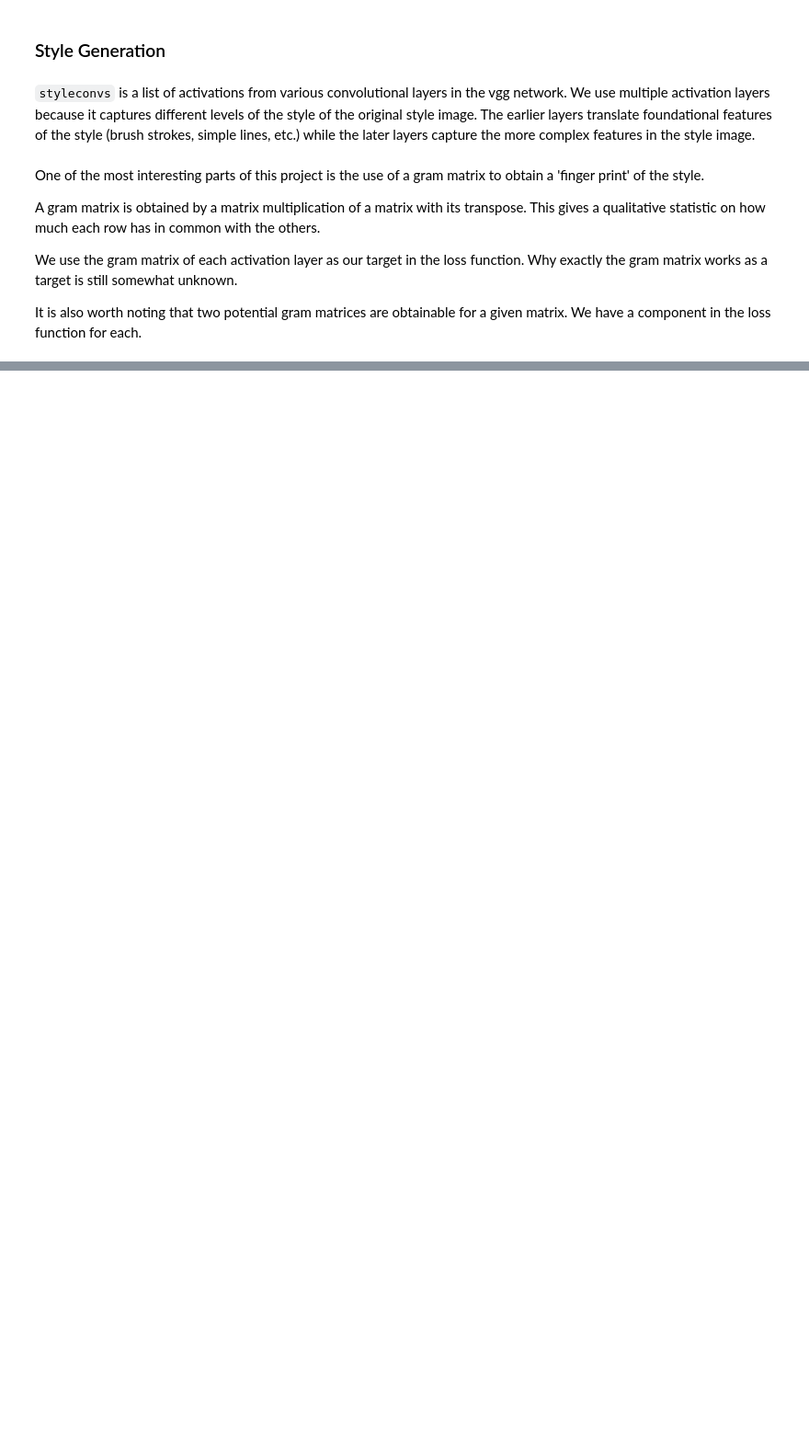
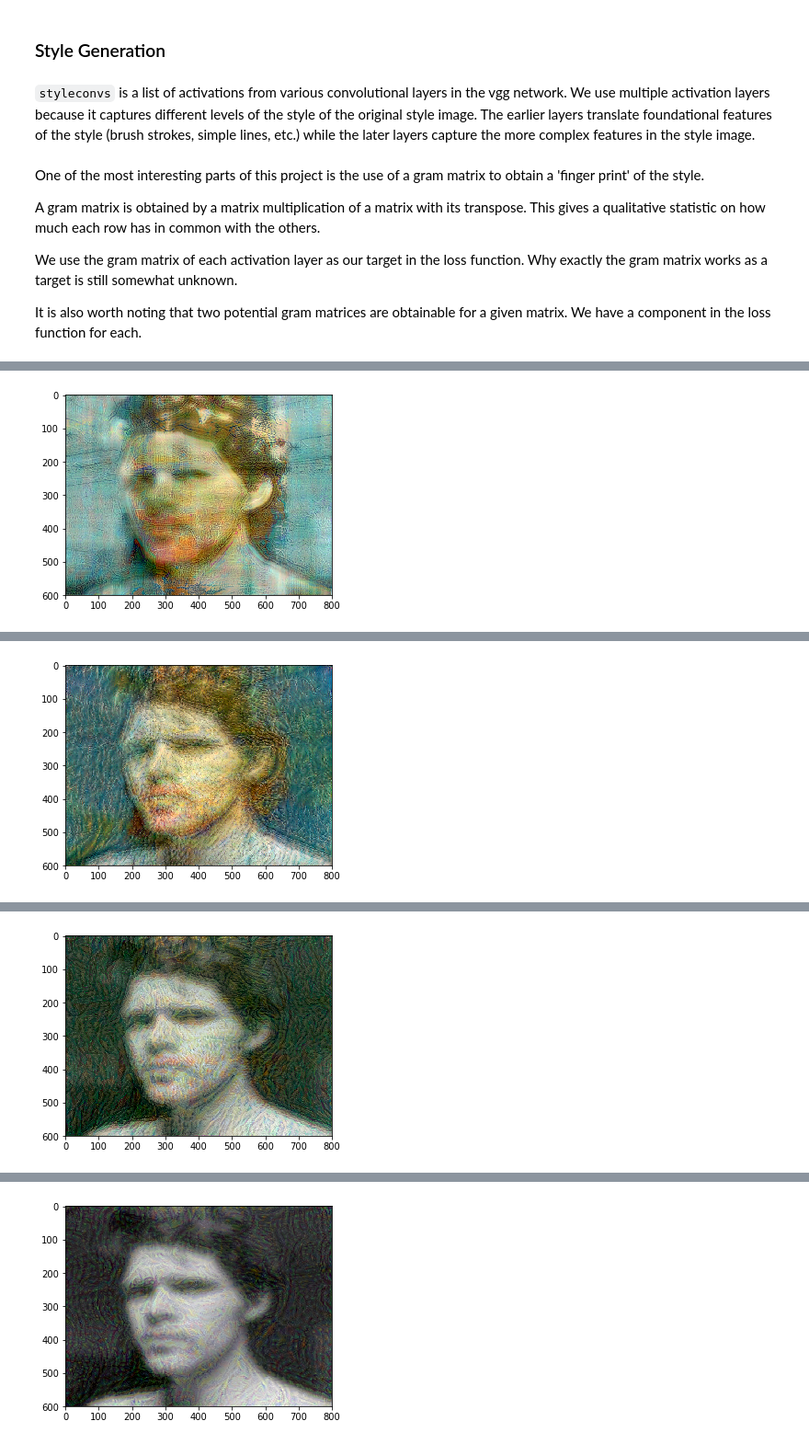
Before and after one commit to grantsrb/tf-style_transfer, a Jupyter notebook: style_transfer.ipynb, the cells around one changed output, grey strips where cells are left out. Shown at 92% size. Cells and saved outputs as stored; diff of their text form; code cells hidden in the pictures; blank space fills up the shorter version.

```diff
--- a/style_transfer.ipynb
+++ b/style_transfer.ipynb
@@ -144,6 +169,6 @@ show((matched_img*255).astype(np.uint8))
 # %%
 tfstyle = tf.placeholder(tf.float32, [1]+[s for s in style.shape], name="tfstyle")
-styleconvs = [vmodel.run_convs(tfstyle, i+.2) for i in range(1,5)]
+styleconvs = [vmodel.run_convs(tfstyle, i+conv_) for i in range(1,len(styleweights)+1)]
 # %%
 with tf.Session() as sess:
     sess.run(tf.global_variables_initializer())
@@ -174,14 +199,12 @@ def style_loss(l1, l2):
 
 def style_loss_rev(l1,l2):
     return tf.reduce_mean(tf.squared_difference(gram_matrix_rev(l1), gram_matrix_rev(l2)))
-# %%
-styleweights = [0,.5,2,2]
 # %%
 stylelayers = [tf.convert_to_tensor(s, dtype=tf.float32) for s in target_styles]
-imglayers = [vmodel.run_convs(tfimg, i+.2) for i in range(1,5)]
+imglayers = [vmodel.run_convs(tfimg, i+conv_) for i in range(1,len(styleweights)+1)]
 # %%
-tfstyle_ws = tf.placeholder(tf.float32, [4])
-count = [i for i in range(5)]
+tfstyle_ws = tf.placeholder(tf.float32, [len(styleweights)])
+count = [i for i in range(len(styleweights))]
 styleloss = tf.reduce_mean([tf.gather(tfstyle_ws,i)*(style_loss_rev(l1,l2)+style_loss(l1,l2)) \
                            for l1,l2,i in zip(stylelayers, imglayers, count)])
 stylegrads = tf.gradients(styleloss, tfimg)
@@ -199,11 +224,12 @@ class StyleEvaluator(Evaluator):
         loss_, self.grad_vals = self.fxn(x.reshape(self.shape), self.sess, self.ws)
         return loss_.astype(np.float64)
 # %%
-for i in range(4):
-    ws = [0]*4
+for i in range(len(styleweights)):
+    ws = [0]*len(styleweights)
     ws[i] = 1
     sess = tf.Session()
     evaluator = StyleEvaluator(style_gradloss, [1]+[s for s in gen_img.shape], sess, ws)
-    test_img = solve_image(evaluator, 5, np.reshape(gen_img, [1]+[s for s in gen_img.shape]))
+    test_img = solve_image(evaluator, 4, np.reshape(gen_img, [1]+[s for s in gen_img.shape]))
     test_img = test_img.reshape(gen_img.shape)
     show((test_img*255).astype(np.uint8))
+# %% [output]
@@ -209,0 +240 @@ for i in range(4):
+[figure, added]
@@ -209,0 +245 @@ for i in range(4):
+[figure, added]
@@ -209,0 +250 @@ for i in range(4):
+[figure, added]
@@ -209,0 +255 @@ for i in range(4):
+[figure, added]
```
Also changed, not shown: parts of 31 cells of this notebook.
